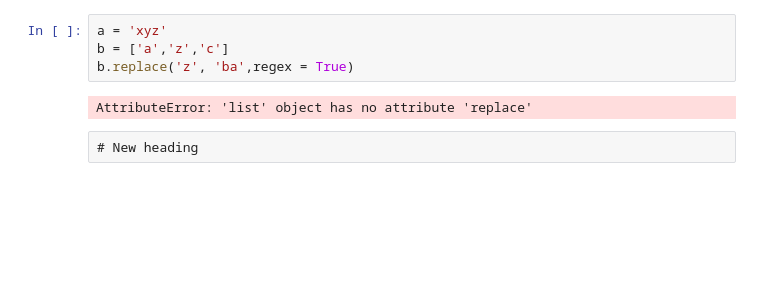
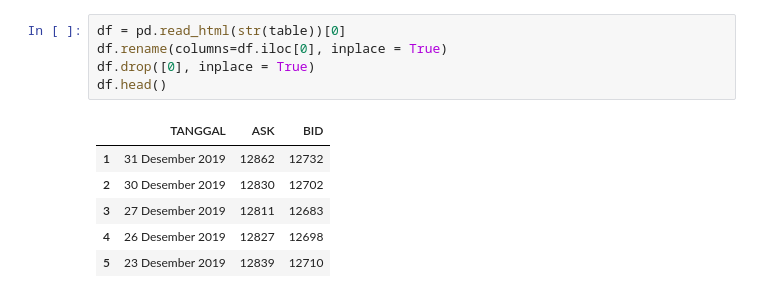
Before and after one commit to ddtambunan/CapstoneScrapping, a Jupyter notebook: ScarapMonex.ipynb, the cells around one changed output. Saved outputs shown, nothing was run; the diff lists cells and outputs as text; blank space fills up the shorter version.

```diff
--- a/ScarapMonex.ipynb
+++ b/ScarapMonex.ipynb
@@ -78,8 +30,12 @@ td
-# %%
-a = 'xyz'
-b = ['a','z','c']
-b.replace('z', 'ba',regex = True)
-# %% [output]
-AttributeError: 'list' object has no attribute 'replace'
-# %% [raw]
-# New heading
+# %%
+df = pd.read_html(str(table))[0]
+df.rename(columns=df.iloc[0], inplace = True)
+df.drop([0], inplace = True)
+df.head()
+# %% [output]
+|  | TANGGAL | ASK | BID |
+| 1 | 31 Desember 2019 | 12862 | 12732 |
+| 2 | 30 Desember 2019 | 12830 | 12702 |
+| 3 | 27 Desember 2019 | 12811 | 12683 |
+| 4 | 26 Desember 2019 | 12827 | 12698 |
+| 5 | 23 Desember 2019 | 12839 | 12710 |
```
Also changed, not shown: parts of 8 cells of this notebook, 1 other file.
